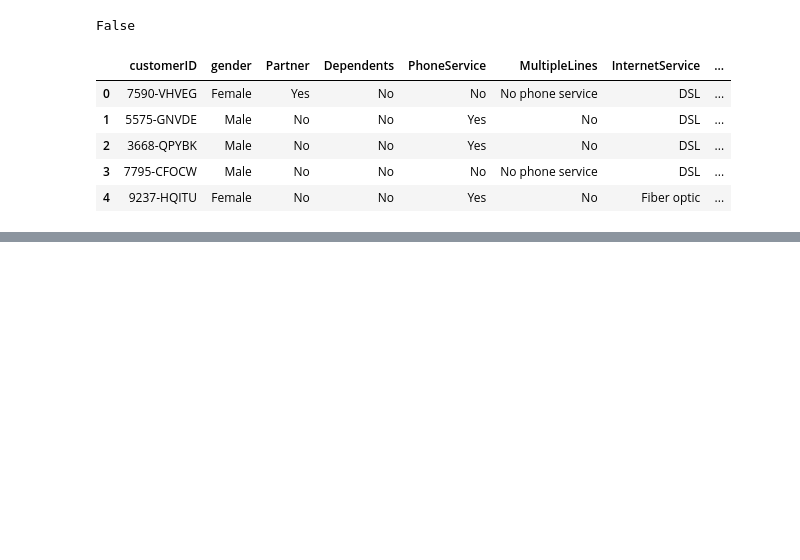
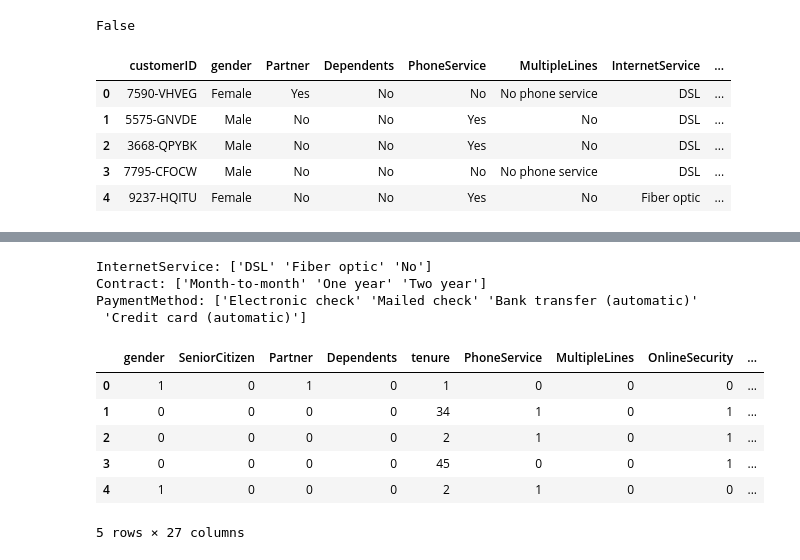
Before and after one commit to furkaneneseren/Telco-Churn-Prediction, a Jupyter notebook: churn-prediction.ipynb, the cells around one changed output, grey strips where cells are left out. Saved outputs shown, nothing was run; the diff lists cells and outputs as text; code cells hidden in the pictures; blank space fills up the shorter version.

```diff
--- a/churn-prediction.ipynb
+++ b/churn-prediction.ipynb
@@ -57,0 +150,3 @@ test
+# %%
+df.replace('No internet service', 'No', inplace=True)
+df.replace('No phone service', 'No', inplace=True)
@@ -57,0 +157,4 @@ test
+# %%
+for i in df.columns:
+    if df[i].value_counts().shape[0] == 2 and df[i].dtype == 'O':
+        df[i].replace({'Yes':1, 'No': 0}, inplace = True)
@@ -57,0 +170,23 @@ test
+# %%
+df["gender"].replace({"Female": 1, "Male": 0}, inplace=True)
+# %%
+for column in df:
+    if df[column].dtypes=='object':
+        print(f'{column}: {df[column].unique()}')
+# %% [output]
+InternetService: ['DSL' 'Fiber optic' 'No']
+Contract: ['Month-to-month' 'One year' 'Two year']
+PaymentMethod: ['Electronic check' 'Mailed check' 'Bank transfer (automatic)'
+ 'Credit card (automatic)']
+# %%
+df = pd.get_dummies(data = df, columns=['InternetService', "Contract", "PaymentMethod"])
+# %%
+df.head()
+# %% [output]
+|  | gender | SeniorCitizen | Partner | Dependents | tenure | PhoneService | MultipleLines | OnlineSecurity | ... |
+| 0 | 1 | 0 | 1 | 0 | 1 | 0 | 0 | 0 | ... |
+| 1 | 0 | 0 | 0 | 0 | 34 | 1 | 0 | 1 | ... |
+| 2 | 0 | 0 | 0 | 0 | 2 | 1 | 0 | 1 | ... |
+| 3 | 0 | 0 | 0 | 0 | 45 | 0 | 0 | 1 | ... |
+| 4 | 1 | 0 | 0 | 0 | 2 | 1 | 0 | 0 | ... |
+5 rows × 27 columns
```
Also changed, not shown: parts of 15 cells of this notebook.
